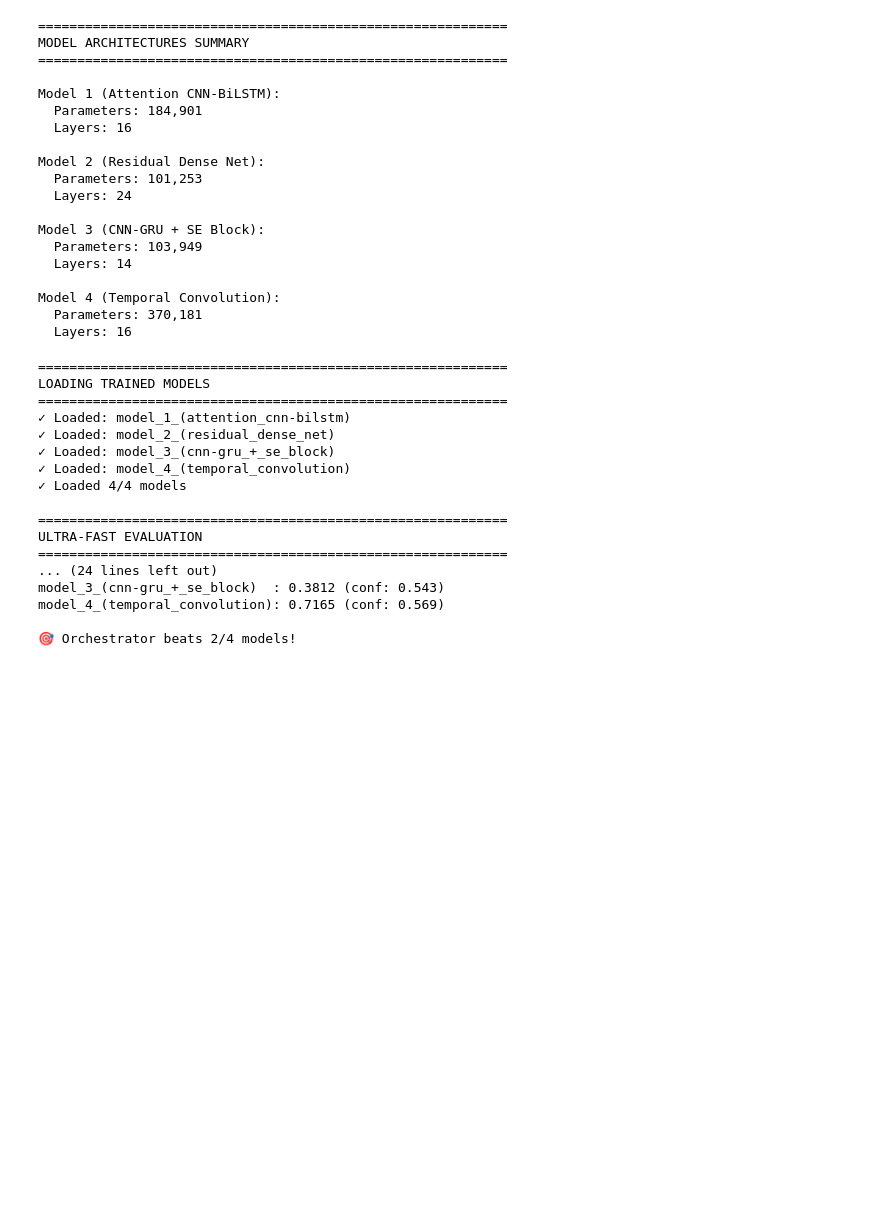
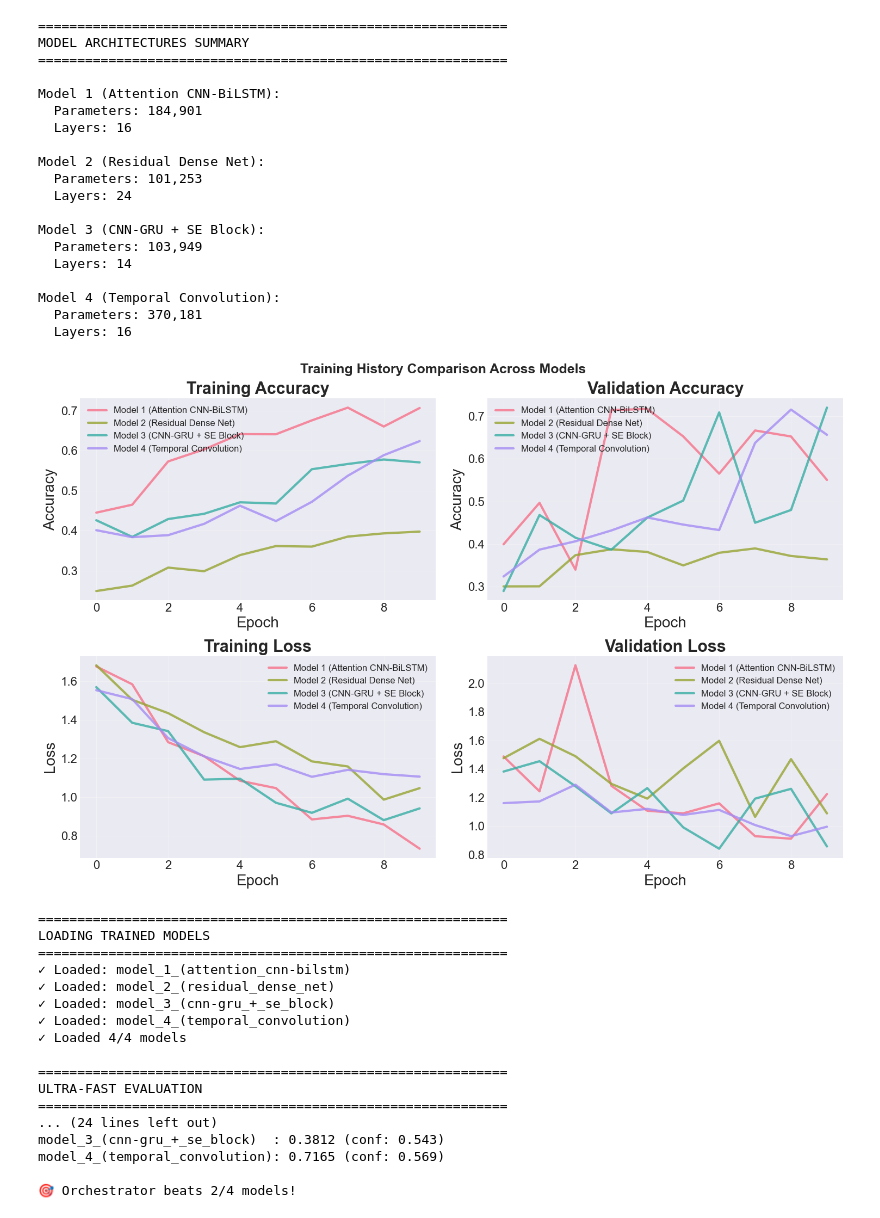
Before and after one commit to ayan-biswas0412/ECE559_MLBio_Ayan, a Jupyter notebook: arrtyhmia_predictv2.ipynb, the cells around one changed output. Saved outputs shown, nothing was run; the diff lists cells and outputs as text; code cells hidden in the pictures; blank space fills up the shorter version.

```diff
--- a/arrtyhmia_predictv2.ipynb
+++ b/arrtyhmia_predictv2.ipynb
@@ -749,3 +638,83 @@ Model 4 (Temporal Convolution):
+# %%
+# # =====================================================
+# # PART 3.2: TRAINING HISTORY VISUALIZATION
+# # =====================================================
+
+# ---------- 1) Load training histories from CSV ----------
+history_files = {
+    "Model 1 (Attention CNN-BiLSTM)": "models/epoch10v2/model_1_(attention_cnn-bilstm)_training_history.csv",
+    "Model 2 (Residual Dense Net)": "models/epoch10v2/model_2_(residual_dense_net)_training_history.csv",
+    "Model 3 (CNN-GRU + SE Block)": "models/epoch10v2/model_3_(cnn-gru_+_se_block)_training_history.csv",
+    "Model 4 (Temporal Convolution)": "models/epoch10v2/model_4_(temporal_convolution)_training_history.csv",
+}
+
+# each value: pandas DataFrame with columns:
+# accuracy, loss, val_accuracy, val_loss, learning_rate
+training_histories_df = {
+    name: pd.read_csv(path)
+    for name, path in history_files.items()
+}
+
+# ---------- 2) TRAINING HISTORY VISUALIZATION ----------
+fig, axes = plt.subplots(2, 2, figsize=(15, 10))
+fig.suptitle('Training History Comparison Across Models', fontsize=18, fontweight='bold')
+
+model_names = list(training_histories_df.keys())
+colors = sns.color_palette("husl", len(model_names))
+
+# Plot 1: Training Accuracy
+ax = axes[0, 0]
+for i, (name, df) in enumerate(training_histories_df.items()):
+    ax.plot(df['accuracy'].values, label=name, linewidth=3, color=colors[i], alpha=0.8)
+ax.set_title('Training Accuracy', fontweight='bold', fontsize=22)
+ax.set_xlabel('Epoch', fontsize=20)
+ax.set_ylabel('Accuracy', fontsize=20)
+ax.legend(fontsize=12)
+ax.tick_params(axis='x', labelsize=16)
+ax.tick_params(axis='y', labelsize=16)
+ax.grid(True, alpha=0.3)
+
+# Plot 2: Validation Accuracy
+ax = axes[0, 1]
+for i, (name, df) in enumerate(training_histories_df.items()):
+    ax.plot(df['val_accuracy'].values, label=name, linewidth=3, color=colors[i], alpha=0.8)
+ax.set_title('Validation Accuracy', fontweight='bold', fontsize=22)
+ax.set_xlabel('Epoch', fontsize=20)
+ax.set_ylabel('Accuracy', fontsize=20)
+ax.legend(fontsize=12)
+ax.tick_params(axis='x', labelsize=16)
+ax.tick_params(axis='y', labelsize=16)
+ax.grid(True, alpha=0.3)
+
+# Plot 3: Training Loss
+ax = axes[1, 0]
+for i, (name, df) in enumerate(training_histories_df.items()):
+    ax.plot(df['loss'].values, label=name, linewidth=3, color=colors[i], alpha=0.8)
+ax.set_title('Training Loss', fontweight='bold', fontsize=22)
+ax.set_xlabel('Epoch', fontsize=20)
+ax.set_ylabel('Loss', fontsize=20)
+ax.legend(fontsize=12)
+ax.tick_params(axis='x', labelsize=16)
+ax.tick_params(axis='y', labelsize=16)
+ax.grid(True, alpha=0.3)
+
+# Plot 4: Validation Loss
+ax = axes[1, 1]
+for i, (name, df) in enumerate(training_histories_df.items()):
+    ax.plot(df['val_loss'].values, label=name, linewidth=3, color=colors[i], alpha=0.8)
+ax.set_title('Validation Loss', fontweight='bold', fontsize=22)
+ax.set_xlabel('Epoch', fontsize=20)
+ax.set_ylabel('Loss', fontsize=20)
+ax.legend(fontsize=12)
+ax.tick_params(axis='x', labelsize=16)
+ax.tick_params(axis='y', labelsize=16)
+ax.grid(True, alpha=0.3)
+
+plt.tight_layout()
+plt.savefig('04_training_history.png', dpi=300, bbox_inches='tight')
+plt.show()
+# %% [output]
+[figure, added]
 # %%
 # ## SECTION 4: ULTRA-FAST ORCHESTRATOR (VECTORIZED)
 # =====================================================
```
Also changed, not shown: parts of 3 cells of this notebook.
